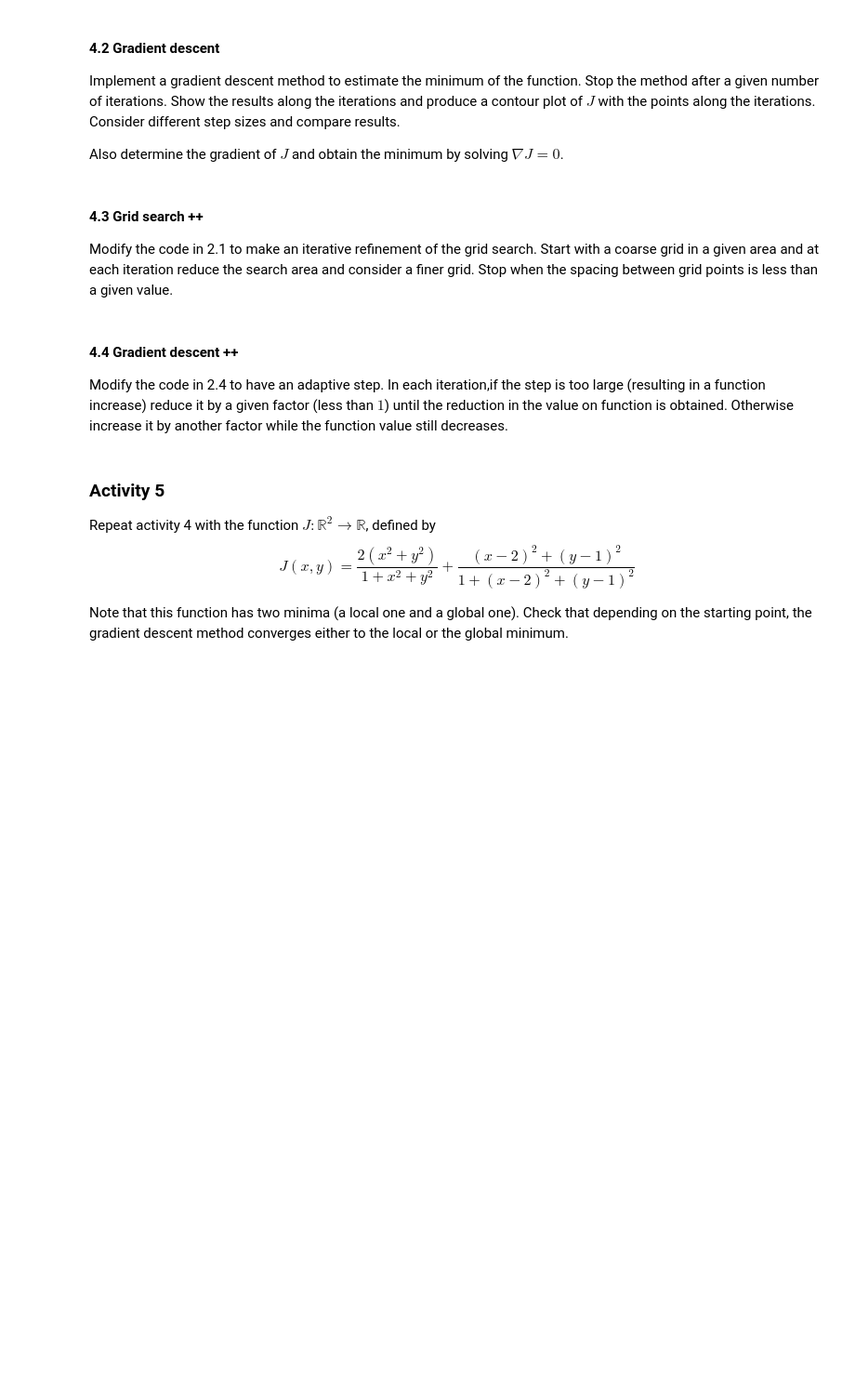
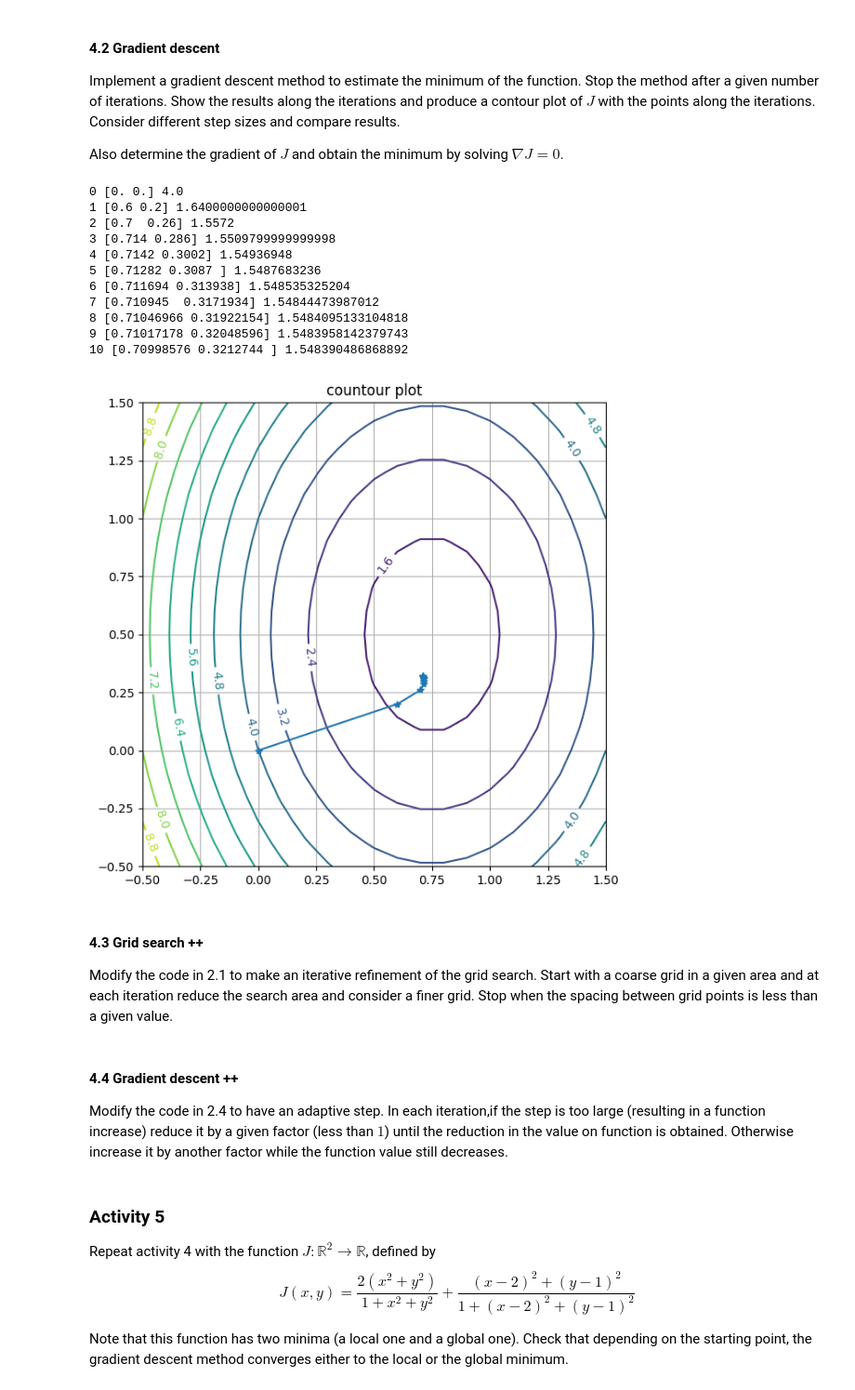
Before and after one commit to brumocas/ML, a Jupyter notebook: lab02/ML_notebook02.ipynb, the cells around one changed output. Shown at 93% size. Saved outputs shown, nothing was run; the diff lists cells and outputs as text; code cells hidden in the pictures; blank space fills up the shorter version.

```diff
--- a/lab02/ML_notebook02.ipynb
+++ b/lab02/ML_notebook02.ipynb
@@ -495,7 +498,7 @@ Implement a grid search method to estimate the minimum of the function. Consider
 import numpy as np
 
 def J_func(theta1,theta2) :
-#  return (to complete)
+  return theta1**2 + theta2**2 + 3*(theta1 - 1)**2 + (theta2 - 1)**2 + theta1*theta2
 
 theta1_min = 0
 theta2_min = 0
@@ -510,7 +513,14 @@ DY = DX
 
 for theta1 in np.arange(XMIN,XMAX+DX,DX) :
   for theta2 in np.arange(YMIN,YMAX+DY,DY) :
+    # Calculate point value
     J = J_func(theta1,theta2)
-    # to complete...
+
+    # Update minimum values if point is better
+    if J < J_min:
+      J_min = J
+      theta1_min = theta1
+      theta2_min = theta2
+
 
 print(f'min: {J_min} at ({theta1_min},{theta2_min})')
@@ -529,10 +541,13 @@ import matplotlib.pyplot as plt
 # cost function
 def J_func(theta1,theta2) :
 #  return (to complete)
+  return theta1**2 + theta2**2 + 3*(theta1 - 1)**2 + (theta2 - 1)**2 + theta1*theta2
 
 # gradient
 def J_grad(theta1,theta2) :
 #  return (to complete)
+  return 2*theta1 + 6*(theta1 - 1) + theta2, 2*theta2 + 2*(theta2 - 1) + theta1
+
 
 # step size
 gamma = 0.1
@@ -550,35 +565,49 @@ theta1_0,theta2_0 = 0,0
 # gradient descent method
 
 points[0] = [theta1_0,theta2_0]
 
 for i in range(MAX_ITER) :
   print(i,points[i],J_func(points[i][0],points[i][1]))
-  #points[i+1][0] = ... (to complete)
-  #points[i+1][1] = ... (to complete)
+  delta_J_0, delta_J_1 = J_grad(points[i][0],points[i][1])
+  points[i+1][0] = points[i][0] - gamma * delta_J_0
+  points[i+1][1] = points[i][1] - gamma * delta_J_1
 
 print(i+1,points[i+1],J_func(points[i+1][0],points[i+1][1]))
 
 # draw contour lines
 MIN = -0.5
 MAX = 1.5
 STEP = 0.1
 theta1 = np.arange(MIN,MAX+STEP,STEP)
 theta2 = np.arange(MIN,MAX+STEP,STEP)
 Theta1, Theta2 = np.meshgrid(theta1, theta2)
 J = Theta1**2 + Theta2**2 +3*(Theta1-1)**2 + (Theta2-1)**2
 
 fig, ax = plt.subplots(figsize=(7,7))
 
 cs = ax.contour(Theta1,Theta2,J,10)
 ax.clabel(cs, inline=True, fontsize=10)
 ax.set_aspect('equal')
 ax.set_title('countour plot')
 plt.grid()
 
 # draw sequence of solutions
 plt.plot(points[:,0],points[:,1],'-*')
 
 plt.show()
+# %% [output]
+0 [0. 0.] 4.0
+1 [0.6 0.2] 1.6400000000000001
+2 [0.7  0.26] 1.5572
+3 [0.714 0.286] 1.5509799999999998
+4 [0.7142 0.3002] 1.54936948
+5 [0.71282 0.3087 ] 1.5487683236
+6 [0.711694 0.313938] 1.548535325204
+7 [0.710945  0.3171934] 1.54844473987012
+8 [0.71046966 0.31922154] 1.5484095133104818
+9 [0.71017178 0.32048596] 1.5483958142379743
+10 [0.70998576 0.3212744 ] 1.548390486868892
+[figure, added]
 # %% [markdown]
 #### **4.3** Grid search ++
 
```
Also changed, not shown: parts of 10 cells of this notebook.
